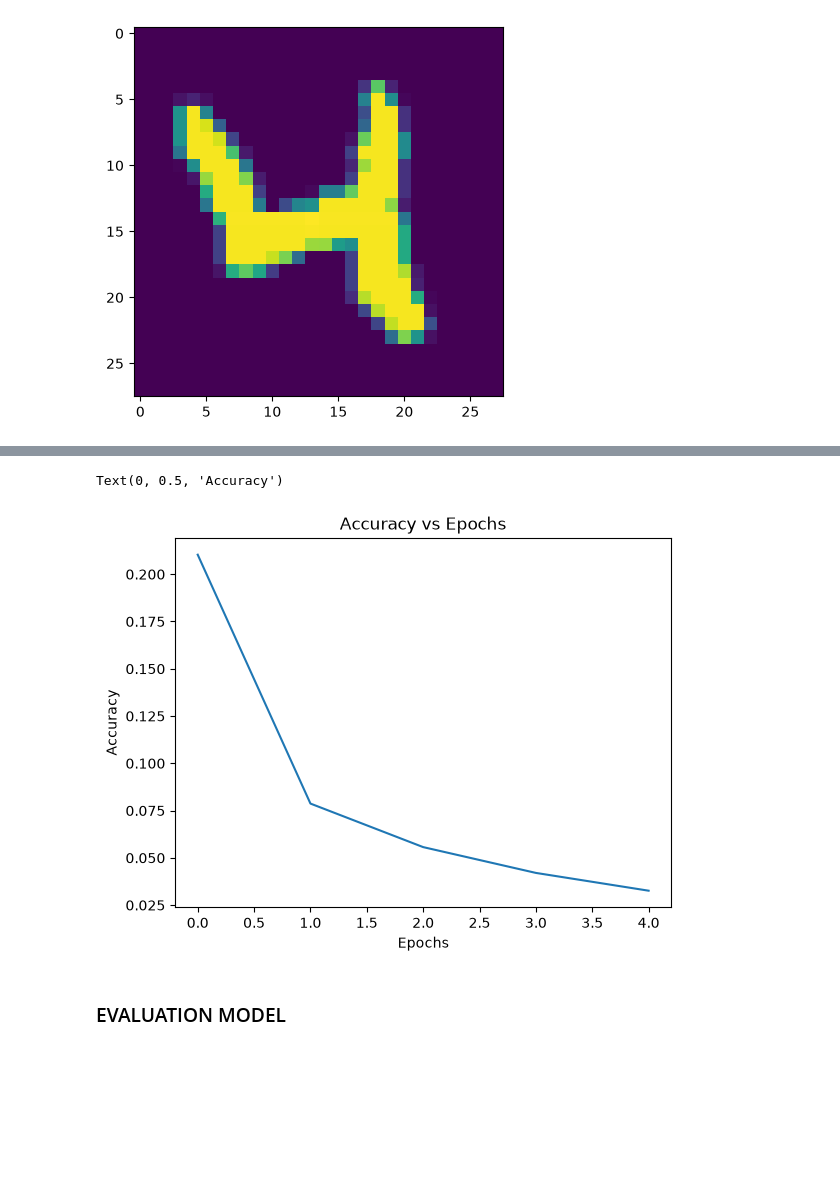
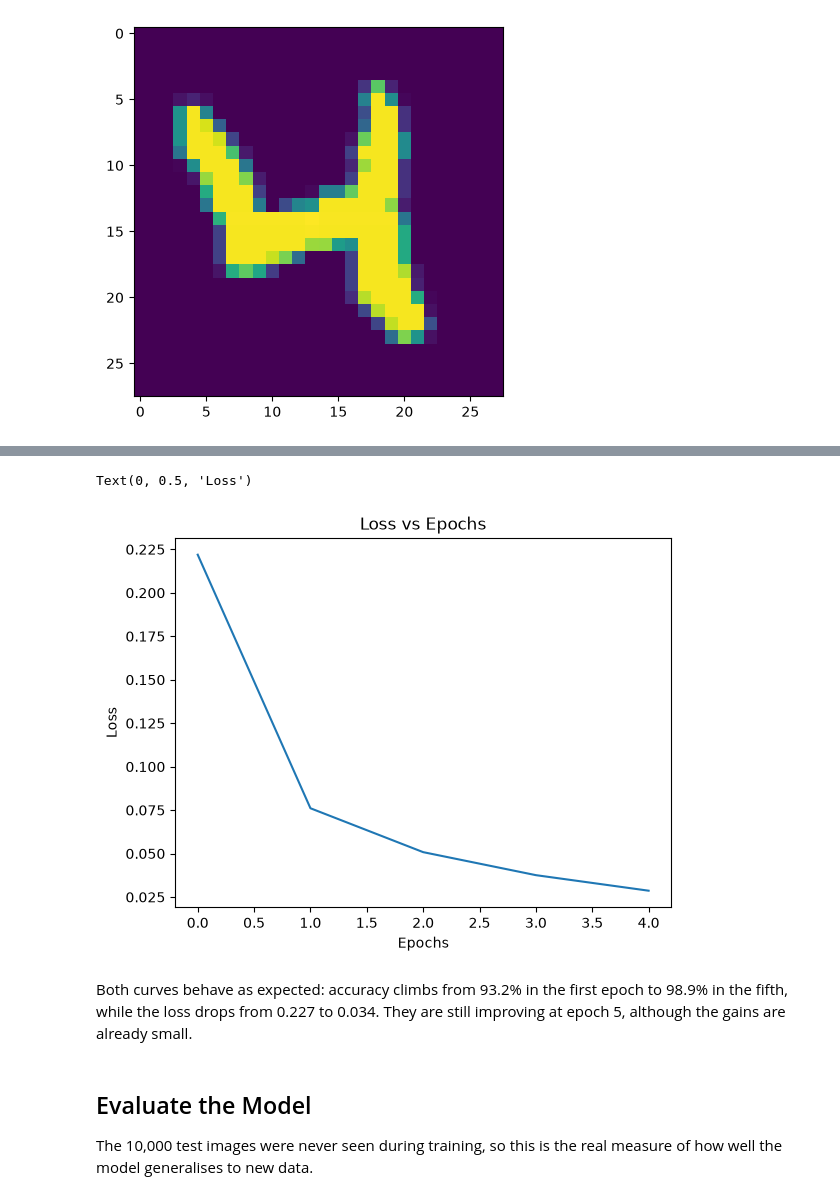
Before and after one commit to ramirezgrosas/tf2-cnn-mnist-classifier, a Jupyter notebook: mnist_cnn_classifier.ipynb, the cells around one changed output, grey strips where cells are left out. Drawn from its saved outputs; the diff is of its cells as text; code cells hidden in the pictures; blank space fills up the shorter version.

Commit message:
Predictions, Plot Predictions, Analysis, Conclusions and Readme Final Version

```diff
--- a/mnist_cnn_classifier.ipynb
+++ b/mnist_cnn_classifier.ipynb
@@ -163,11 +204,15 @@ Text(0, 0.5, 'Accuracy')
 # %%
-
-loss_plot = data_frame.plot(y='loss', title="Accuracy vs Epochs", legend=False)
+# Loss curve
+loss_plot = data_frame.plot(y='loss', title="Loss vs Epochs", legend=False)
 loss_plot.set_xlabel("Epochs")
-loss_plot.set_ylabel("Accuracy")
+loss_plot.set_ylabel("Loss")
 # %% [output]
-Text(0, 0.5, 'Accuracy')
+Text(0, 0.5, 'Loss')
-[figure, old version]
+[figure, new version]
+# %% [markdown]
+Both curves behave as expected: accuracy climbs from 93.2% in the first epoch to 98.9% in the fifth, while the loss drops from 0.227 to 0.034. They are still improving at epoch 5, although the gains are already small.
 # %% [markdown]
-### EVALUATION MODEL
+## Evaluate the Model
+
+The 10,000 test images were never seen during training, so this is the real measure of how well the model generalises to new data.
 # %%
```
Also changed, not shown: parts of 32 cells of this notebook, 1 other file.
